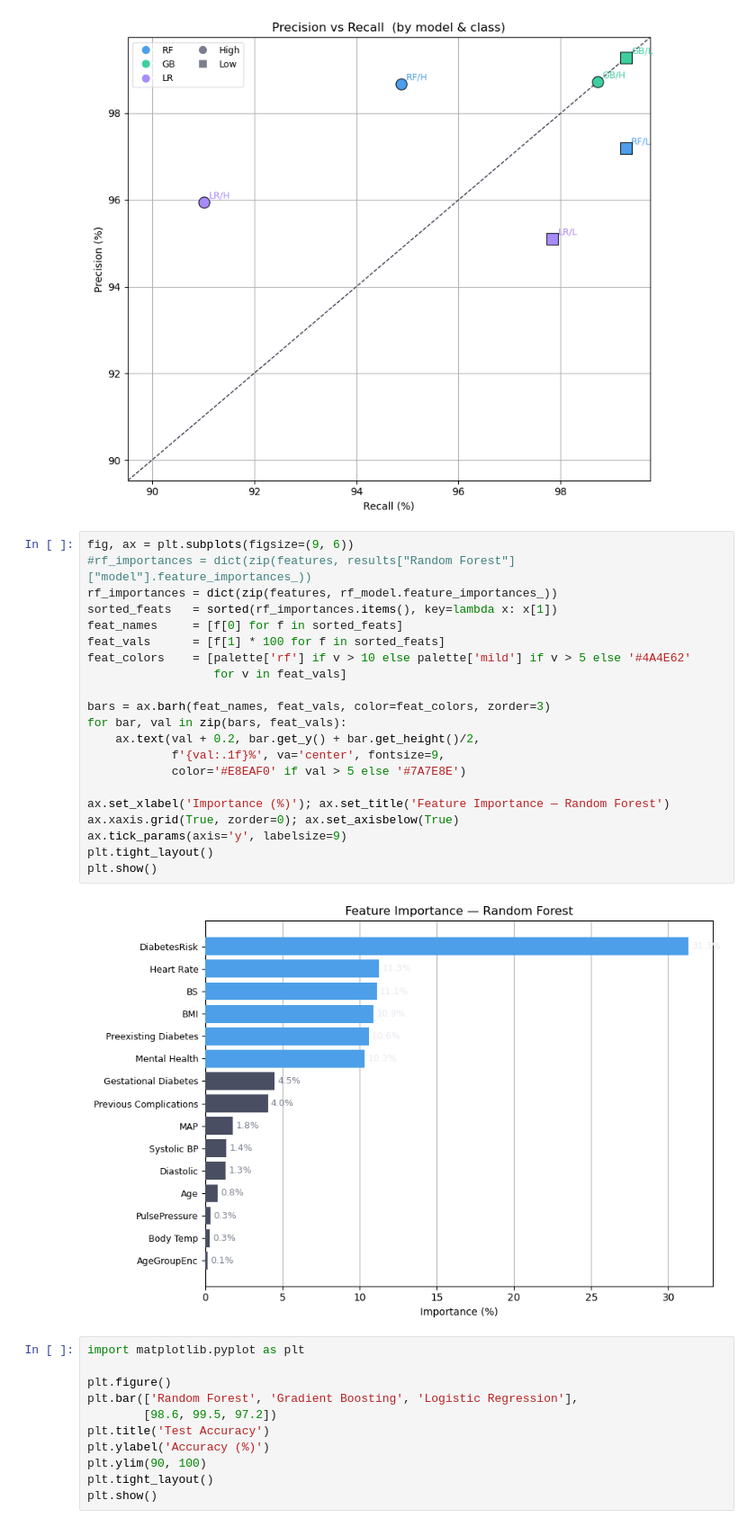
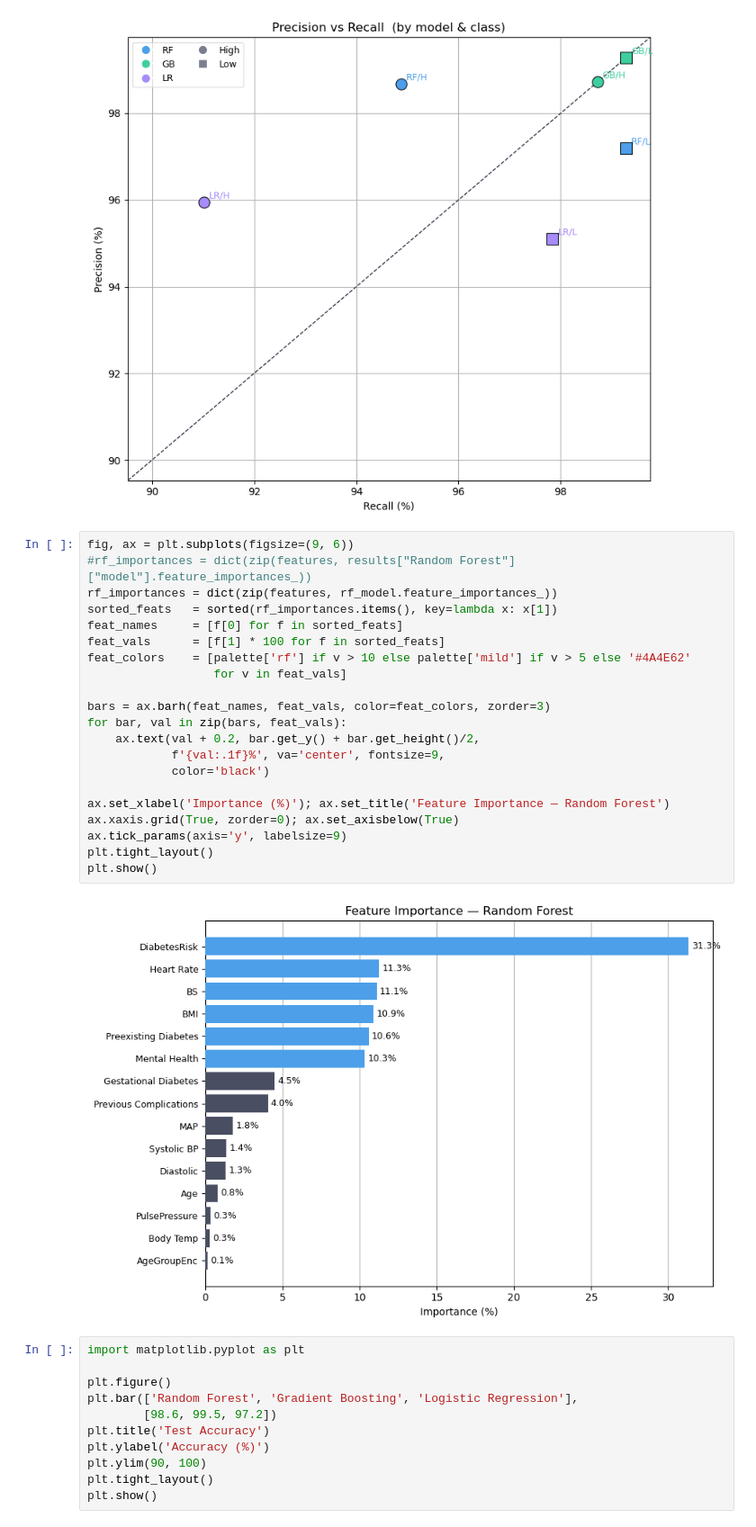
Before and after one commit to 123Gracy123/H.E.A.R.T-, a Jupyter notebook: HEART.ipynb, the cells around one changed output. Shown at 90% size. Cells and saved outputs as stored; diff of their text form.

```diff
--- a/HEART.ipynb
+++ b/HEART.ipynb
@@ -404,26 +404,26 @@ plt.show()
 # %%
 fig, ax = plt.subplots(figsize=(9, 6))
 #rf_importances = dict(zip(features, results["Random Forest"]["model"].feature_importances_))
 rf_importances = dict(zip(features, rf_model.feature_importances_))
 sorted_feats   = sorted(rf_importances.items(), key=lambda x: x[1])
 feat_names     = [f[0] for f in sorted_feats]
 feat_vals      = [f[1] * 100 for f in sorted_feats]
 feat_colors    = [palette['rf'] if v > 10 else palette['mild'] if v > 5 else '#4A4E62'
                   for v in feat_vals]
 
 bars = ax.barh(feat_names, feat_vals, color=feat_colors, zorder=3)
 for bar, val in zip(bars, feat_vals):
     ax.text(val + 0.2, bar.get_y() + bar.get_height()/2,
             f'{val:.1f}%', va='center', fontsize=9,
-            color='#E8EAF0' if val > 5 else '#7A7E8E')
+            color='black')
 
 ax.set_xlabel('Importance (%)'); ax.set_title('Feature Importance — Random Forest')
 ax.xaxis.grid(True, zorder=0); ax.set_axisbelow(True)
 ax.tick_params(axis='y', labelsize=9)
 plt.tight_layout()
 plt.show()
 # %% [output]
-[figure, old version]
+[figure, new version]
 # %%
 import matplotlib.pyplot as plt
 
```
Also changed, not shown: parts of 6 cells of this notebook.
